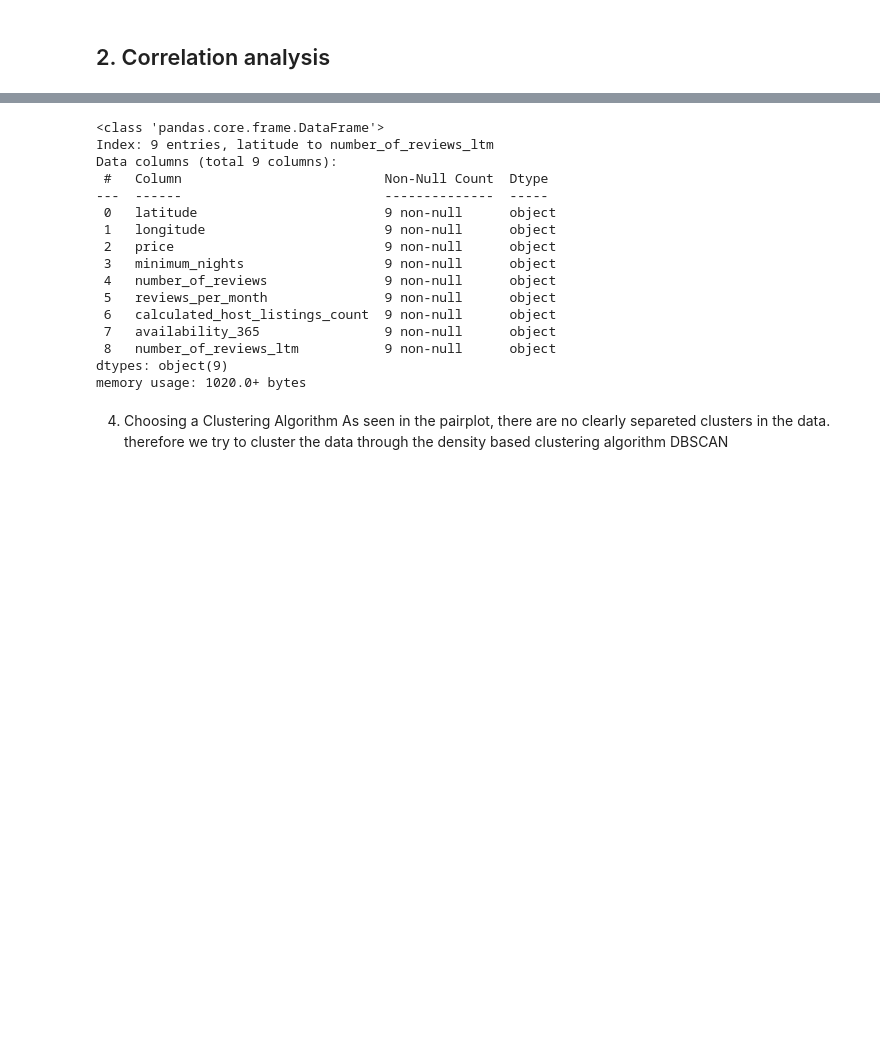
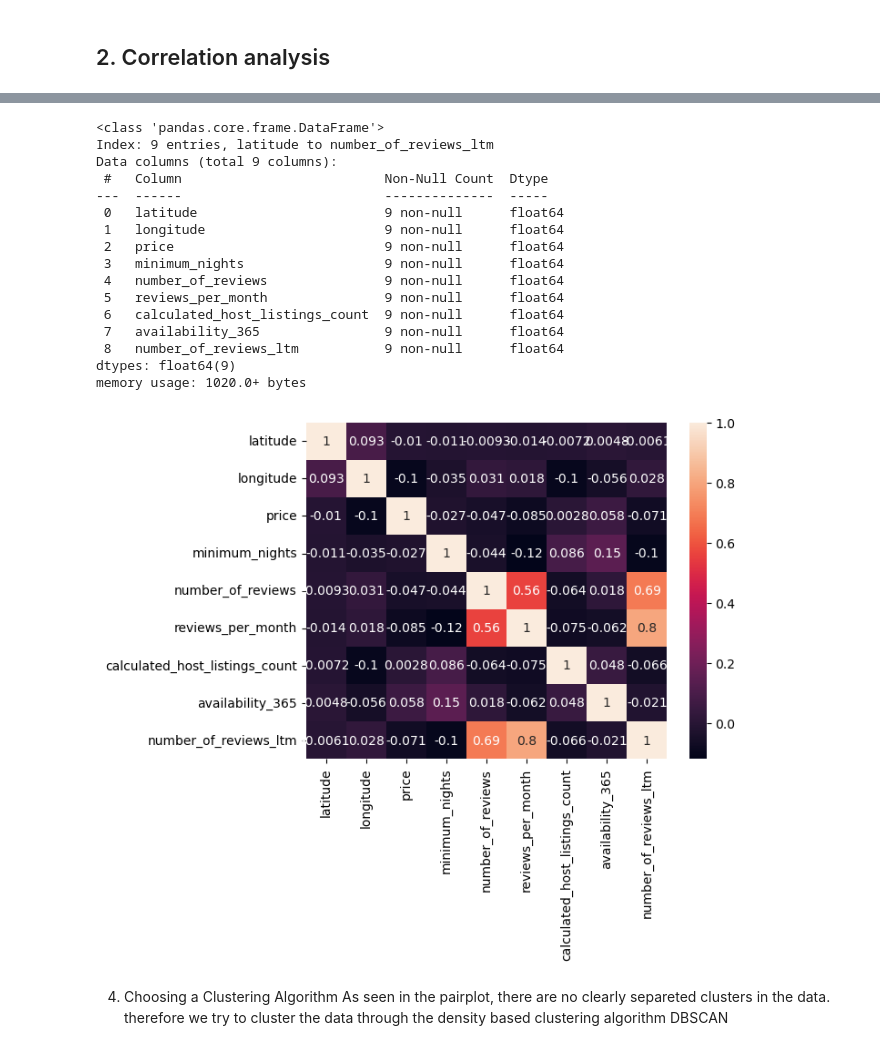
Before and after one commit to heinrichhegenbarth/KAN-CDSCO2004U_Machine_Learning_and_Deep_Learning, a Jupyter notebook: Assignment_1/assignment.ipynb, the cells around one changed output, grey strips where cells are left out. Drawn from its saved outputs; the diff is of its cells as text; code cells hidden in the pictures; blank space fills up the shorter version.

```diff
--- a/Assignment_1/assignment.ipynb
+++ b/Assignment_1/assignment.ipynb
@@ -174,10 +174,9 @@ def calculate_correlation_matrix(df):
             std_x = calc_std_dev(calc_variance(x_list, x_mean))
             std_y = calc_std_dev(calc_variance(y_list, y_mean))
             corr_xy = calc_correlation(cov_xy, std_x, std_y)
-            corr_matrix.loc[col1, col2] = corr_xy
+            corr_matrix.loc[col1, col2] = float(corr_xy)
 
-
-    return corr_matrix
+    return corr_matrix.astype(float)
 
 # Analyze column statistics
 analyze_column_statistics(df_listings_num)
@@ -219,24 +218,25 @@ Standard Deviation of number_of_reviews_ltm is 13.320717006499429
 # from the pairplot deem longitude, latitude and availability365 to be the most interesting features to cluster with respect to the price
 # %%
 corr_matrix.info()
-# sns.heatmap(corr_matrix, annot=True)
+sns.heatmap(corr_matrix, annot=True);
 # %% [output]
 <class 'pandas.core.frame.DataFrame'>
 Index: 9 entries, latitude to number_of_reviews_ltm
 Data columns (total 9 columns):
  #   Column                          Non-Null Count  Dtype
 ---  ------                          --------------  -----
- 0   latitude                        9 non-null      object
- 1   longitude                       9 non-null      object
- 2   price                           9 non-null      object
- 3   minimum_nights                  9 non-null      object
- 4   number_of_reviews               9 non-null      object
- 5   reviews_per_month               9 non-null      object
- 6   calculated_host_listings_count  9 non-null      object
- 7   availability_365                9 non-null      object
- 8   number_of_reviews_ltm           9 non-null      object
-dtypes: object(9)
+ 0   latitude                        9 non-null      float64
+ 1   longitude                       9 non-null      float64
+ 2   price                           9 non-null      float64
+ 3   minimum_nights                  9 non-null      float64
+ 4   number_of_reviews               9 non-null      float64
+ 5   reviews_per_month               9 non-null      float64
+ 6   calculated_host_listings_count  9 non-null      float64
+ 7   availability_365                9 non-null      float64
+ 8   number_of_reviews_ltm           9 non-null      float64
+dtypes: float64(9)
 memory usage: 1020.0+ bytes
+[figure, added]
 # %% [markdown]
 4. Choosing a Clustering Algorithm
 As seen in the pairplot, there are no clearly separeted clusters in the data. therefore we try to cluster the data through the density based clustering algorithm DBSCAN
```
Also changed, not shown: parts of 2 cells of this notebook.
